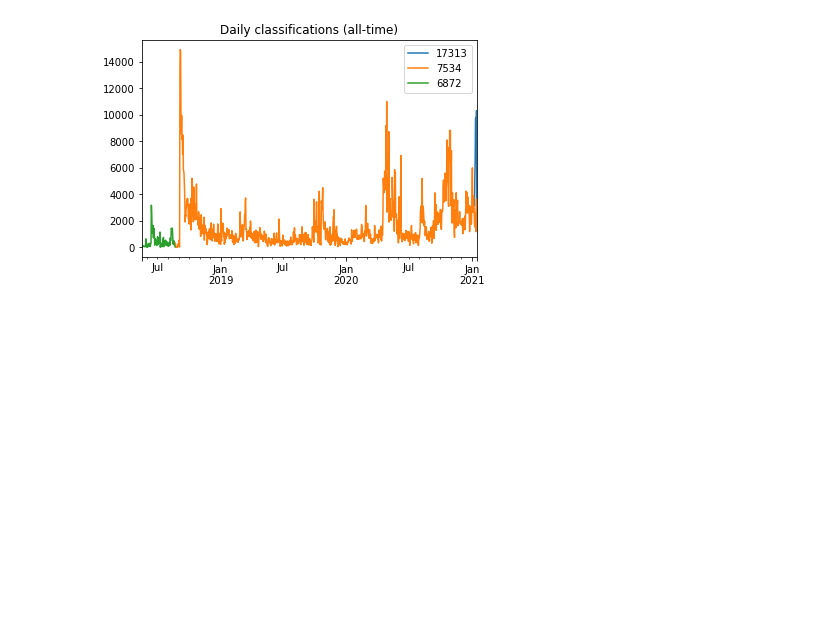
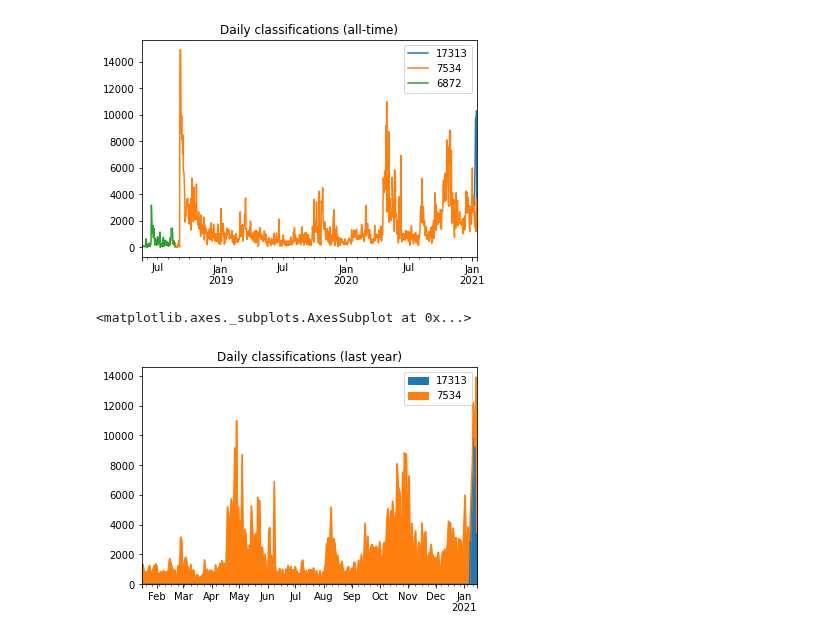
Before and after one commit to adammcmaster/superwasp-tools, a Jupyter notebook: zooniverse_classifications.ipynb, the cells around one changed output. Cells and saved outputs as stored; diff of their text form; code cells hidden in the pictures; blank space fills up the shorter version.

```diff
--- a/zooniverse_classifications.ipynb
+++ b/zooniverse_classifications.ipynb
@@ -27,6 +27,15 @@ workflow_counts.plot(
 # %% [output]
 <matplotlib.axes._subplots.AxesSubplot at 0x...>
 [figure]
+# %%
+workflow_counts[
+    workflow_counts.index >= (workflow_counts.index.max() - timedelta(days=365))
+].dropna('columns', 'all').plot.area(
+    title='Daily classifications (last year)',
+)
+# %% [output]
+<matplotlib.axes._subplots.AxesSubplot at 0x...>
+[figure, added]
 # %%
 workflow_counts[
     workflow_counts.index >= (workflow_counts.index.max() - timedelta(days=30))
```
Also changed, not shown: parts of 2 cells of this notebook, 1 other file.
